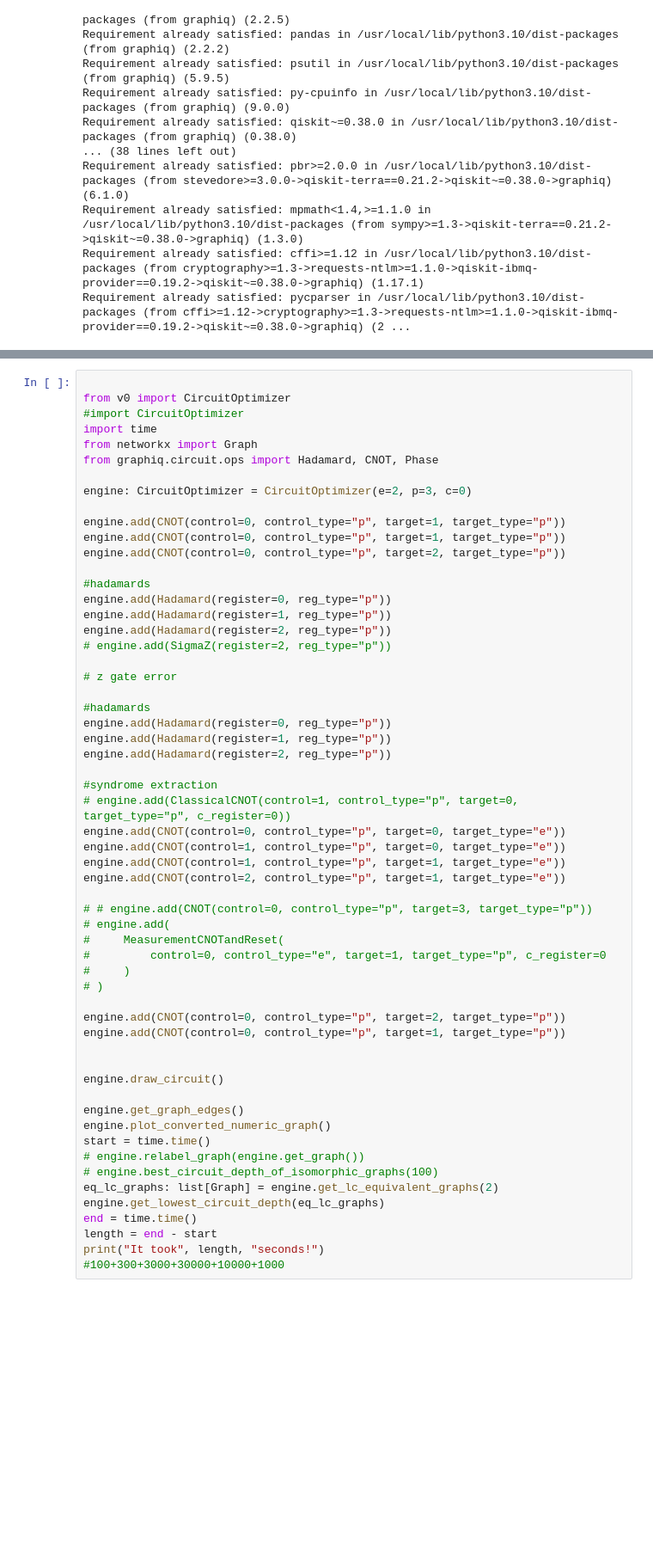
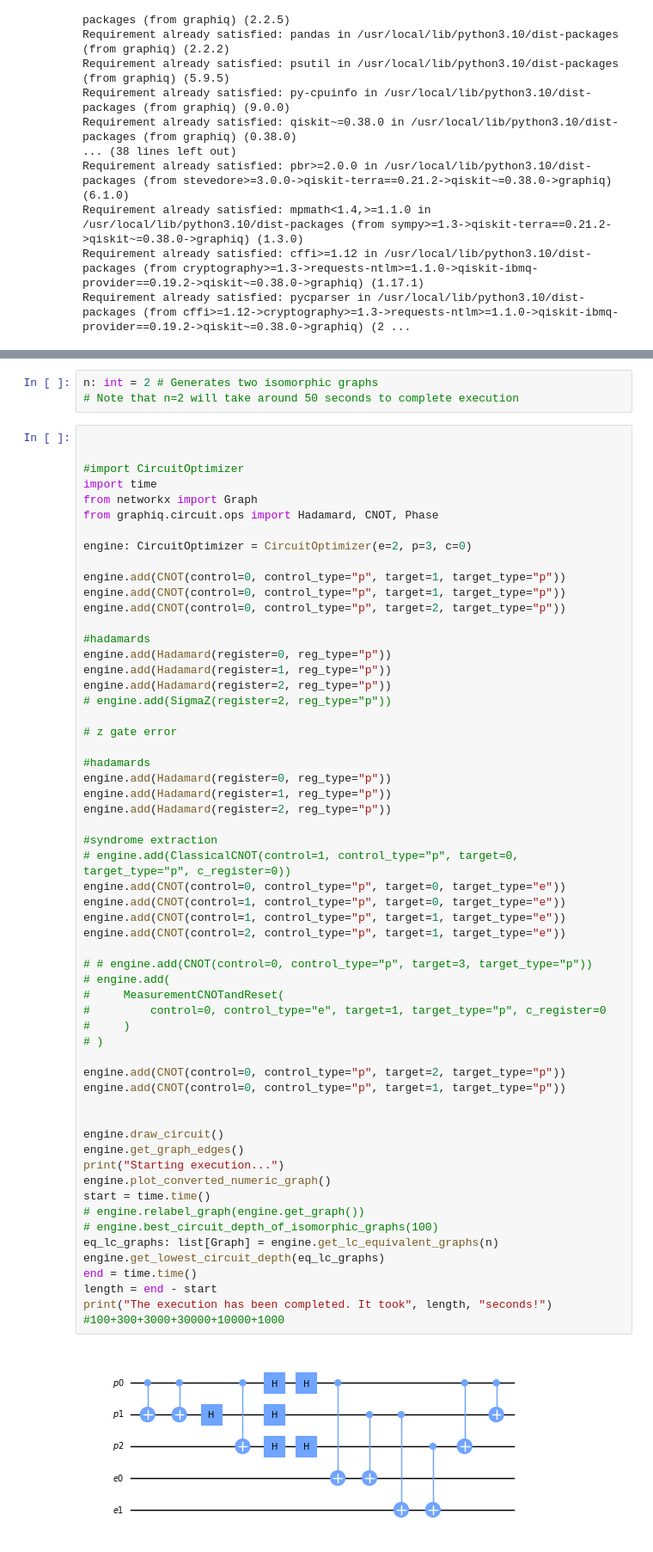
Before and after one commit to Aljumaily/COSC5P30, a Jupyter notebook: cosc5p70_final_project.ipynb, the cells around one changed output, grey strips where cells are left out. Shown: that part at 86% size. Cells and saved outputs as stored; diff of their text form; blank space fills up the shorter version.

```diff
--- a/cosc5p70_final_project.ipynb
+++ b/cosc5p70_final_project.ipynb
@@ -23,6 +243,9 @@ Requirement already satisfied: pycparser in /usr/local/lib/python3.10/dist-packa
+# %%
+n: int = 2 # Generates two isomorphic graphs
+# Note that n=2 will take around 50 seconds to complete execution
 # %%
 
-from v0 import CircuitOptimizer
+
 #import CircuitOptimizer
 import time
 from networkx import Graph
@@ -49,33 +272,34 @@ engine.add(Hadamard(register=2, reg_type="p"))
 
 #syndrome extraction
 # engine.add(ClassicalCNOT(control=1, control_type="p", target=0, target_type="p", c_register=0))
 engine.add(CNOT(control=0, control_type="p", target=0, target_type="e"))
 engine.add(CNOT(control=1, control_type="p", target=0, target_type="e"))
 engine.add(CNOT(control=1, control_type="p", target=1, target_type="e"))
 engine.add(CNOT(control=2, control_type="p", target=1, target_type="e"))
 
 # # engine.add(CNOT(control=0, control_type="p", target=3, target_type="p"))
 # engine.add(
 #     MeasurementCNOTandReset(
 #         control=0, control_type="e", target=1, target_type="p", c_register=0
 #     )
 # )
 
 engine.add(CNOT(control=0, control_type="p", target=2, target_type="p"))
 engine.add(CNOT(control=0, control_type="p", target=1, target_type="p"))
 
 
 engine.draw_circuit()
-
 engine.get_graph_edges()
+print("Starting execution...")
 engine.plot_converted_numeric_graph()
 start = time.time()
 # engine.relabel_graph(engine.get_graph())
 # engine.best_circuit_depth_of_isomorphic_graphs(100)
-eq_lc_graphs: list[Graph] = engine.get_lc_equivalent_graphs(2)
+eq_lc_graphs: list[Graph] = engine.get_lc_equivalent_graphs(n)
 engine.get_lowest_circuit_depth(eq_lc_graphs)
 end = time.time()
 length = end - start
-print("It took", length, "seconds!")
+print("The execution has been completed. It took", length, "seconds!")
 #100+300+3000+30000+10000+1000
 # %% [output]
+[figure, added]
```
Also changed, not shown: parts of 2 cells of this notebook.
